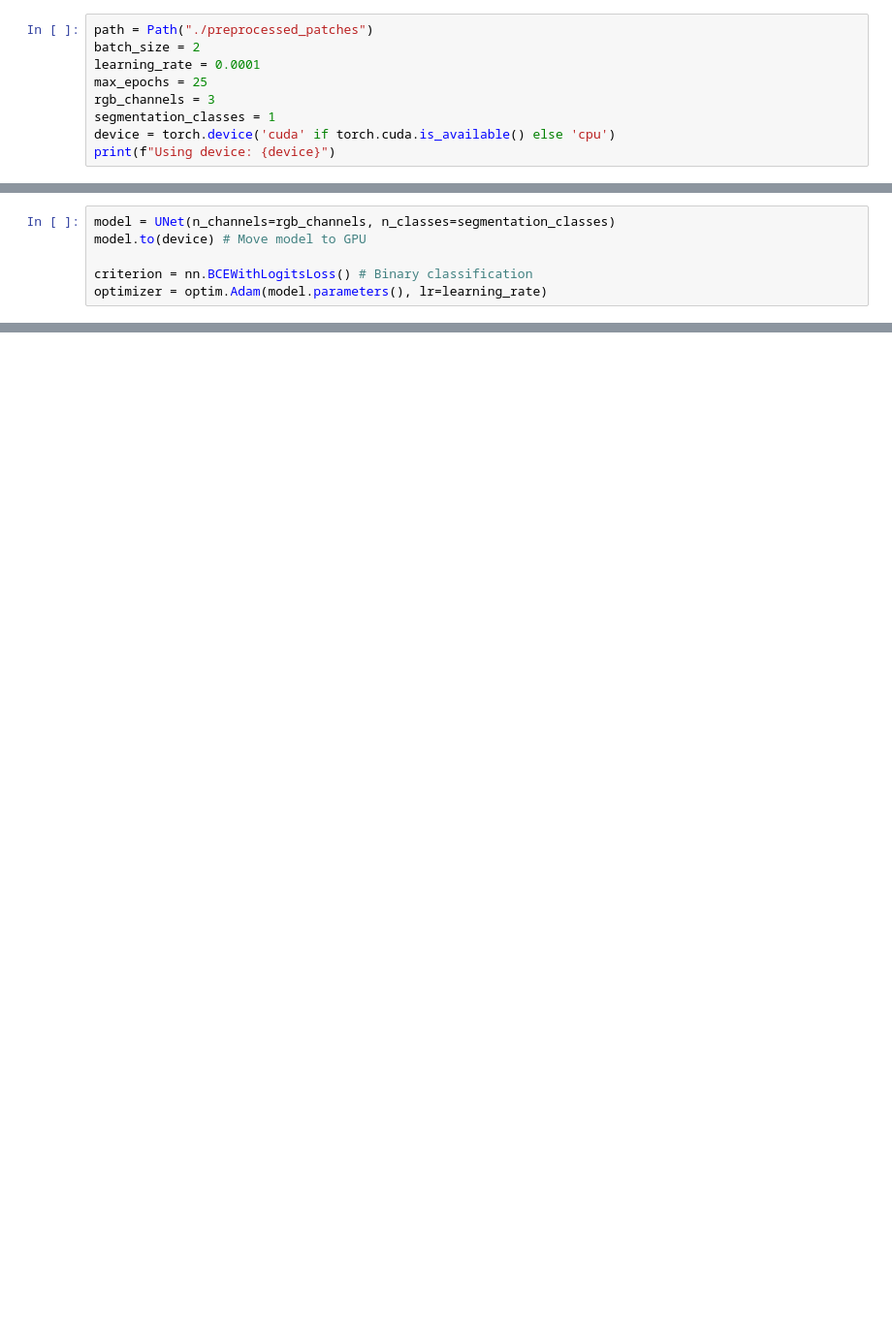
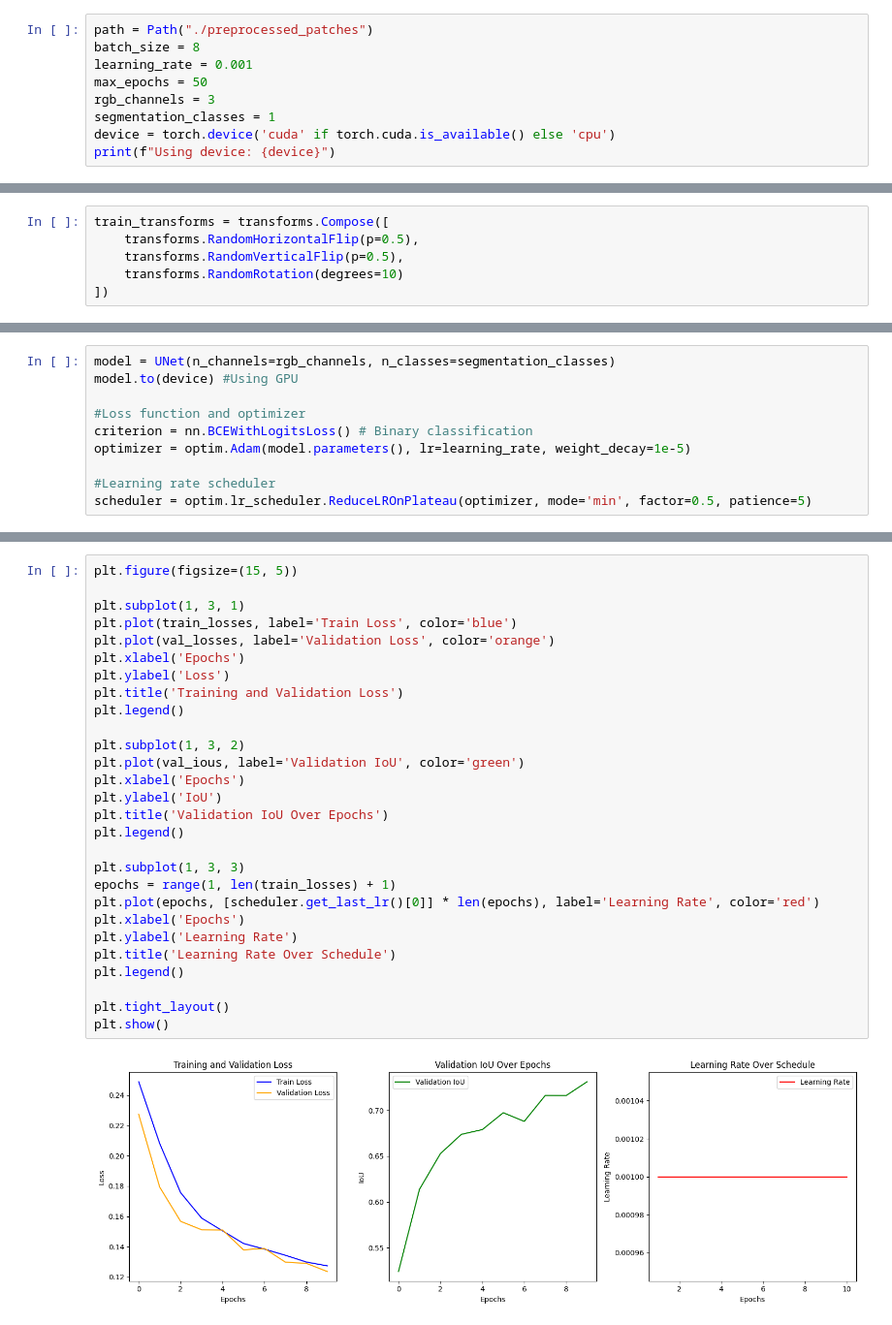
Before and after one commit to Kaizoku-Ayush/Vector-Map.io, a Jupyter notebook: model.ipynb, the cells around one changed output, grey strips where cells are left out. Shown at 97% size. Saved outputs shown, nothing was run; the diff lists cells and outputs as text; blank space fills up the shorter version.

Commit message:
Complete Preprocessing with initial model file

```diff
--- a/model.ipynb
+++ b/model.ipynb
@@ -13,8 +27,8 @@ from tqdm.notebook import tqdm
 # %%
 path = Path("./preprocessed_patches")
-batch_size = 2
-learning_rate = 0.0001
-max_epochs = 25
+batch_size = 8
+learning_rate = 0.001
+max_epochs = 50
 rgb_channels = 3
 segmentation_classes = 1
 device = torch.device('cuda' if torch.cuda.is_available() else 'cpu')
@@ -21,0 +40,6 @@ print(f"Using device: {device}")
+# %%
+train_transforms = transforms.Compose([
+    transforms.RandomHorizontalFlip(p=0.5),
+    transforms.RandomVerticalFlip(p=0.5),
+    transforms.RandomRotation(degrees=10)
+])
@@ -149,6 +283,10 @@ dataloader = DataLoader(dataset, batch_size=batch_size, shuffle=True, num_worker
 # %%
 model = UNet(n_channels=rgb_channels, n_classes=segmentation_classes)
-model.to(device) # Move model to GPU
+model.to(device) #Using GPU
 
+#Loss function and optimizer
 criterion = nn.BCEWithLogitsLoss() # Binary classification
-optimizer = optim.Adam(model.parameters(), lr=learning_rate)
+optimizer = optim.Adam(model.parameters(), lr=learning_rate, weight_decay=1e-5)
+
+#Learning rate scheduler
+scheduler = optim.lr_scheduler.ReduceLROnPlateau(optimizer, mode='min', factor=0.5, patience=5)
@@ -184,0 +575,30 @@ print("Training complete!")
+# %%
+plt.figure(figsize=(15, 5))
+
+plt.subplot(1, 3, 1)
+plt.plot(train_losses, label='Train Loss', color='blue')
+plt.plot(val_losses, label='Validation Loss', color='orange')
+plt.xlabel('Epochs')
+plt.ylabel('Loss')
+plt.title('Training and Validation Loss')
+plt.legend()
+
+plt.subplot(1, 3, 2)
+plt.plot(val_ious, label='Validation IoU', color='green')
+plt.xlabel('Epochs')
+plt.ylabel('IoU')
+plt.title('Validation IoU Over Epochs')
+plt.legend()
+
+plt.subplot(1, 3, 3)
+epochs = range(1, len(train_losses) + 1)
+plt.plot(epochs, [scheduler.get_last_lr()[0]] * len(epochs), label='Learning Rate', color='red')
+plt.xlabel('Epochs')
+plt.ylabel('Learning Rate')
+plt.title('Learning Rate Over Schedule')
+plt.legend()
+
+plt.tight_layout()
+plt.show()
+# %% [output]
+[figure, added]
```
Also changed, not shown: parts of 23 cells of this notebook, 2 other files.
